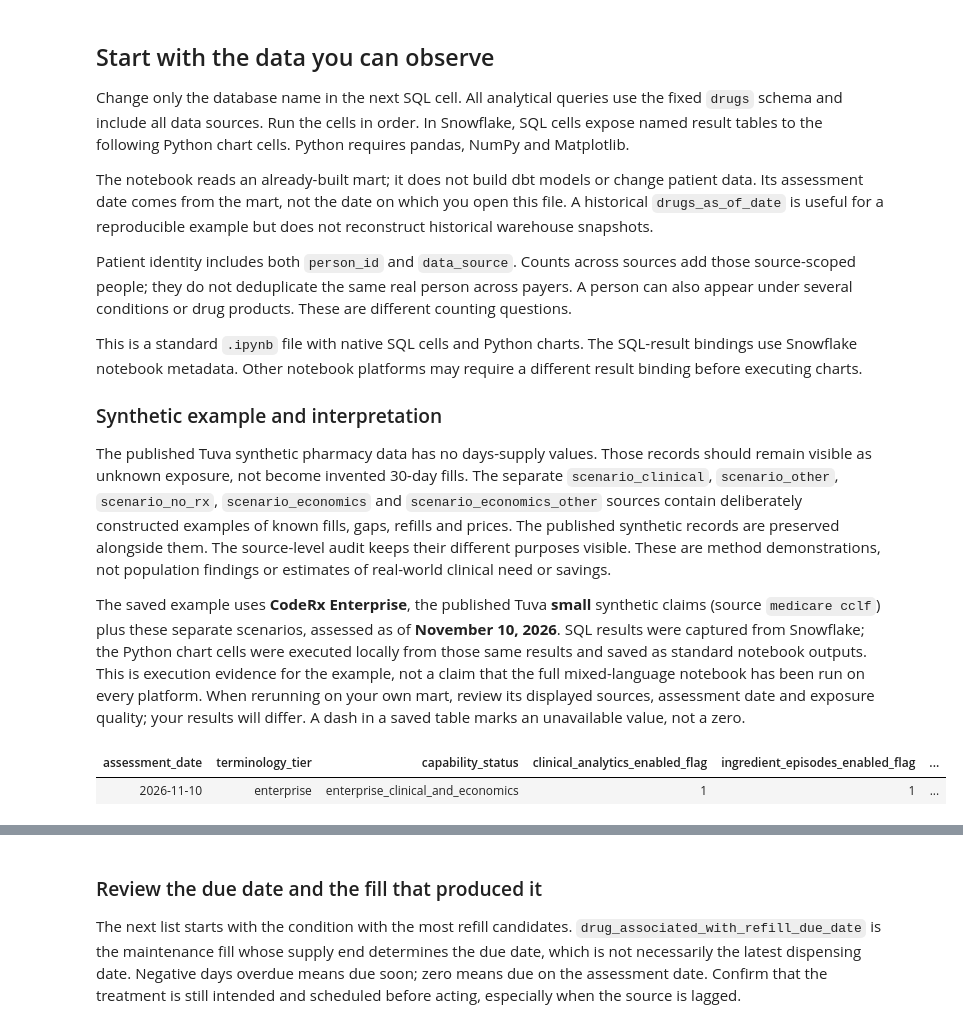
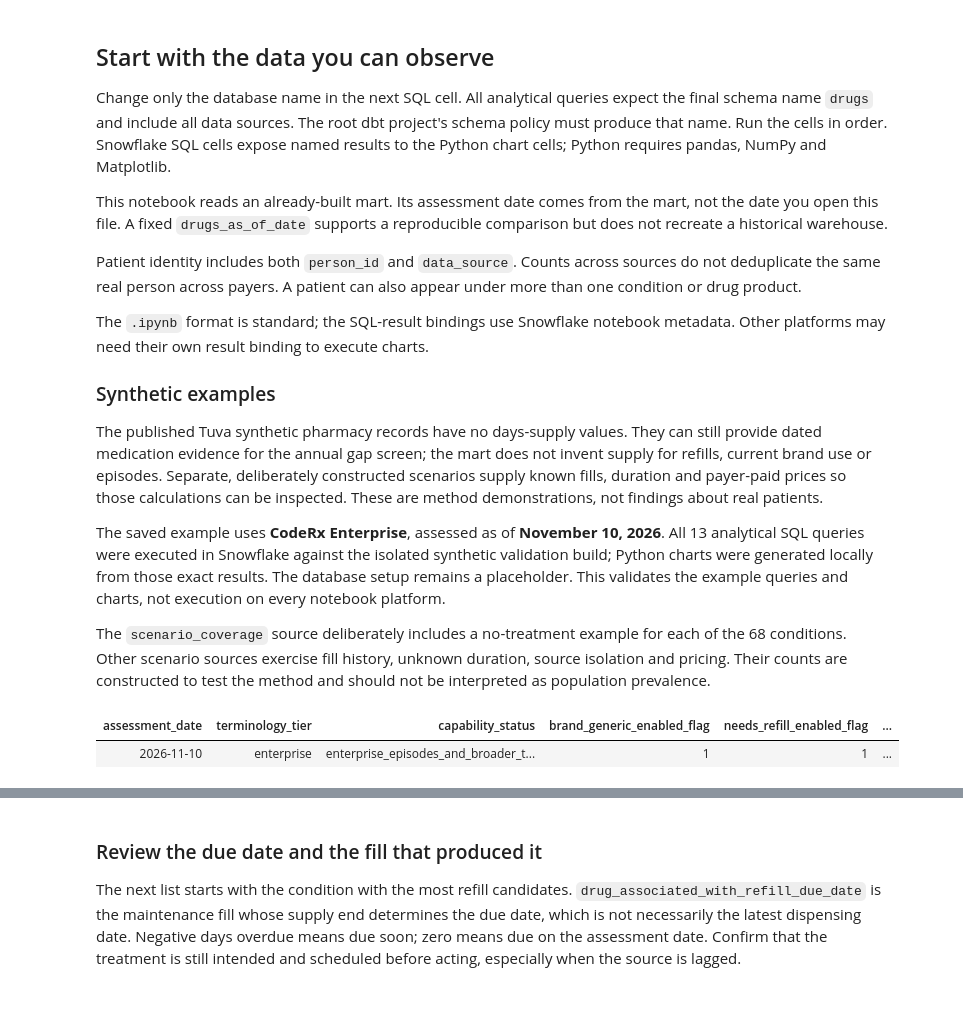
Before and after one commit to tuva-health/drugs, a Jupyter notebook: notebooks/drugs.ipynb, the cells around one changed output, grey strips where cells are left out. Saved outputs shown, nothing was run; the diff lists cells and outputs as text; code cells hidden in the pictures; blank space fills up the shorter version.

```diff
--- a/notebooks/drugs.ipynb
+++ b/notebooks/drugs.ipynb
@@ -55,45 +51,41 @@ its limitations beside each result.
 ## Start with the data you can observe
 
 Change only the database name in the next SQL cell. All analytical queries
-use the fixed `drugs` schema and include all data sources. Run the cells in
-order. In Snowflake, SQL cells expose named result tables to the following
-Python chart cells. Python requires pandas, NumPy and Matplotlib.
+expect the final schema name `drugs` and include all data sources. The root
+dbt project's schema policy must produce that name. Run the cells in
+order. Snowflake SQL cells expose named results to the Python chart cells;
+Python requires pandas, NumPy and Matplotlib.
 
-The notebook reads an already-built mart; it does not build dbt models or
-change patient data. Its assessment date comes from the mart, not the date
-on which you open this file. A historical `drugs_as_of_date` is useful for a
-reproducible example but does not reconstruct historical warehouse snapshots.
+This notebook reads an already-built mart. Its assessment date comes from
+the mart, not the date you open this file. A fixed `drugs_as_of_date` supports
+a reproducible comparison but does not recreate a historical warehouse.
 
 Patient identity includes both `person_id` and `data_source`. Counts across
-sources add those source-scoped people; they do not deduplicate the same real
-person across payers. A person can also appear under several conditions or
-drug products. These are different counting questions.
+sources do not deduplicate the same real person across payers. A patient can
+also appear under more than one condition or drug product.
 
-This is a standard `.ipynb` file with native SQL cells and Python charts.
-The SQL-result bindings use Snowflake notebook metadata. Other notebook
-platforms may require a different result binding before executing charts.
+The `.ipynb` format is standard; the SQL-result bindings use Snowflake notebook
+metadata. Other platforms may need their own result binding to execute charts.
 
-### Synthetic example and interpretation
+### Synthetic examples
 
-The published Tuva synthetic pharmacy data has no days-supply values. Those
-records should remain visible as unknown exposure, not become invented
-30-day fills. The separate `scenario_clinical`, `scenario_other`,
-`scenario_no_rx`, `scenario_economics` and `scenario_economics_other`
-sources contain deliberately constructed examples of
-known fills, gaps, refills and prices. The published synthetic records are
-preserved alongside them. The source-level audit keeps their different
-purposes visible. These are method demonstrations, not population findings
-or estimates of real-world clinical need or savings.
+The published Tuva synthetic pharmacy records have no days-supply values.
+They can still provide dated medication evidence for the annual gap screen;
+the mart does not invent supply for refills, current brand use or episodes.
+Separate, deliberately constructed scenarios supply known fills, duration
+and payer-paid prices so those calculations can be inspected. These are method
+demonstrations, not findings about real patients.
 
-The saved example uses **CodeRx Enterprise**, the published Tuva **small** synthetic claims
-(source `medicare cclf`) plus these separate scenarios, assessed as of
-**November 10, 2026**. SQL results were captured from Snowflake; the Python
-chart cells were executed locally from those same results and saved as
-standard notebook outputs. This is execution evidence for the example, not
-a claim that the full mixed-language notebook has been run on every platform.
-When rerunning on your own mart, review its displayed sources, assessment
-date and exposure quality; your results will differ. A dash in a saved table
-marks an unavailable value, not a zero.
+The saved example uses **CodeRx Enterprise**, assessed as of **November 10,
+2026**. All 13 analytical SQL queries were executed in Snowflake against the
+isolated synthetic validation build; Python charts were generated locally
+from those exact results. The database setup remains a placeholder. This
+validates the example queries and charts, not execution on every notebook platform.
+
+The `scenario_coverage` source deliberately includes a no-treatment example
+for each of the 68 conditions. Other scenario sources exercise fill history,
+unknown duration, source isolation and pricing. Their counts are constructed
+to test the method and should not be interpreted as population prevalence.
 # %%
 USE DATABASE YOUR_DATABASE;
 # %%
@@ -155,11 +147,9 @@ def enterprise_required(workflow):
 # %%
 SELECT assessment_date, terminology_tier, capability_status,
-       clinical_analytics_enabled_flag, ingredient_episodes_enabled_flag,
-       enterprise_drug_details_enabled_flag,
-       enterprise_ingredients_enabled_flag,
-       enterprise_marketing_enabled_flag
+       brand_generic_enabled_flag, needs_refill_enabled_flag,
+       drug_gaps_enabled_flag, drug_episodes_enabled_flag
 FROM drugs.terminology_status;
 # %% [output]
-| assessment_date | terminology_tier | capability_status | clinical_analytics_enabled_flag | ingredient_episodes_enabled_flag | ... |
-| 2026-11-10 | enterprise | enterprise_clinical_and_economics | 1 | 1 | ... |
+| assessment_date | terminology_tier | capability_status | brand_generic_enabled_flag | needs_refill_enabled_flag | ... |
+| 2026-11-10 | enterprise | enterprise_episodes_and_broader_t... | 1 | 1 | ... |
 # %% [markdown]
```
Also changed, not shown: parts of 53 cells of this notebook, 59 other files.
